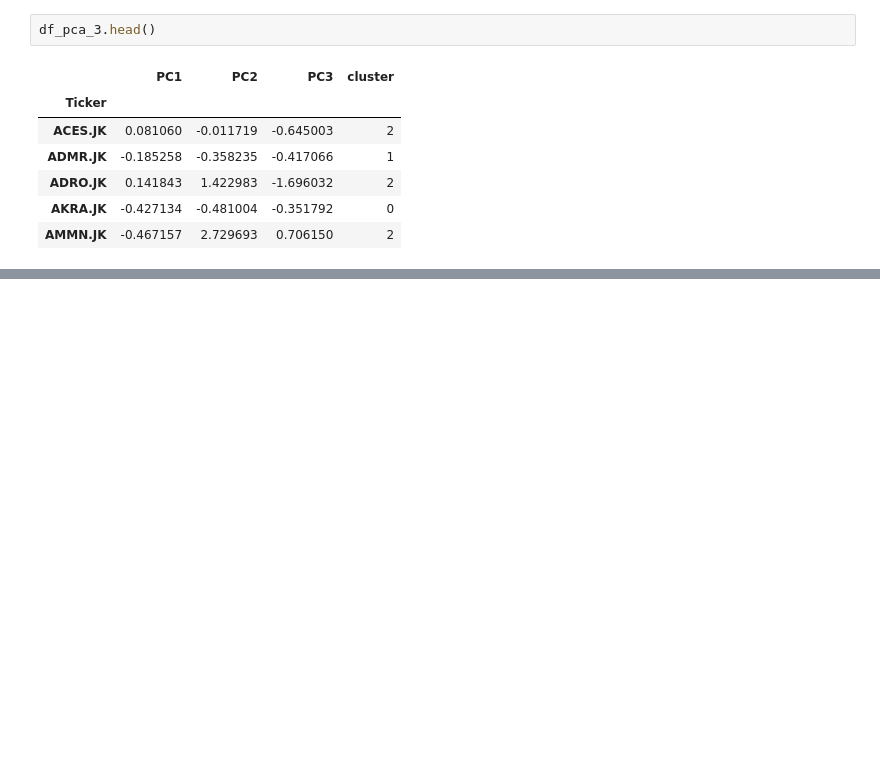
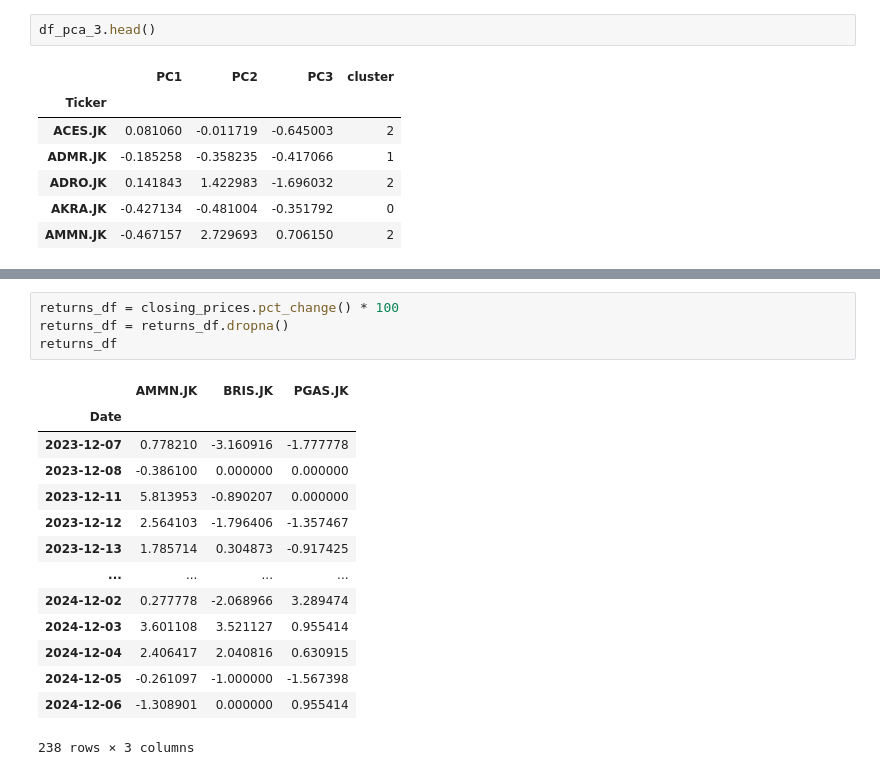
Before and after one commit to annisatierra/port-opt, a Jupyter notebook: Makalah PMI.ipynb, the cells around one changed output, grey strips where cells are left out. Drawn from its saved outputs; the diff is of its cells as text; blank space fills up the shorter version.

```diff
--- a/Makalah PMI.ipynb
+++ b/Makalah PMI.ipynb
@@ -1390,0 +1621,19 @@ iplot(fig)
+# %%
+returns_df = closing_prices.pct_change() * 100
+returns_df = returns_df.dropna()
+returns_df
+# %% [output]
+|  | AMMN.JK | BRIS.JK | PGAS.JK |
+| Date |  |  |  |
+| 2023-12-07 | 0.778210 | -3.160916 | -1.777778 |
+| 2023-12-08 | -0.386100 | 0.000000 | 0.000000 |
+| 2023-12-11 | 5.813953 | -0.890207 | 0.000000 |
+| 2023-12-12 | 2.564103 | -1.796406 | -1.357467 |
+| 2023-12-13 | 1.785714 | 0.304873 | -0.917425 |
+| ... | ... | ... | ... |
+| 2024-12-02 | 0.277778 | -2.068966 | 3.289474 |
+| 2024-12-03 | 3.601108 | 3.521127 | 0.955414 |
+| 2024-12-04 | 2.406417 | 2.040816 | 0.630915 |
+| 2024-12-05 | -0.261097 | -1.000000 | -1.567398 |
+| 2024-12-06 | -1.308901 | 0.000000 | 0.955414 |
+238 rows × 3 columns
```
Also changed, not shown: parts of 16 cells of this notebook, 1 other file.
